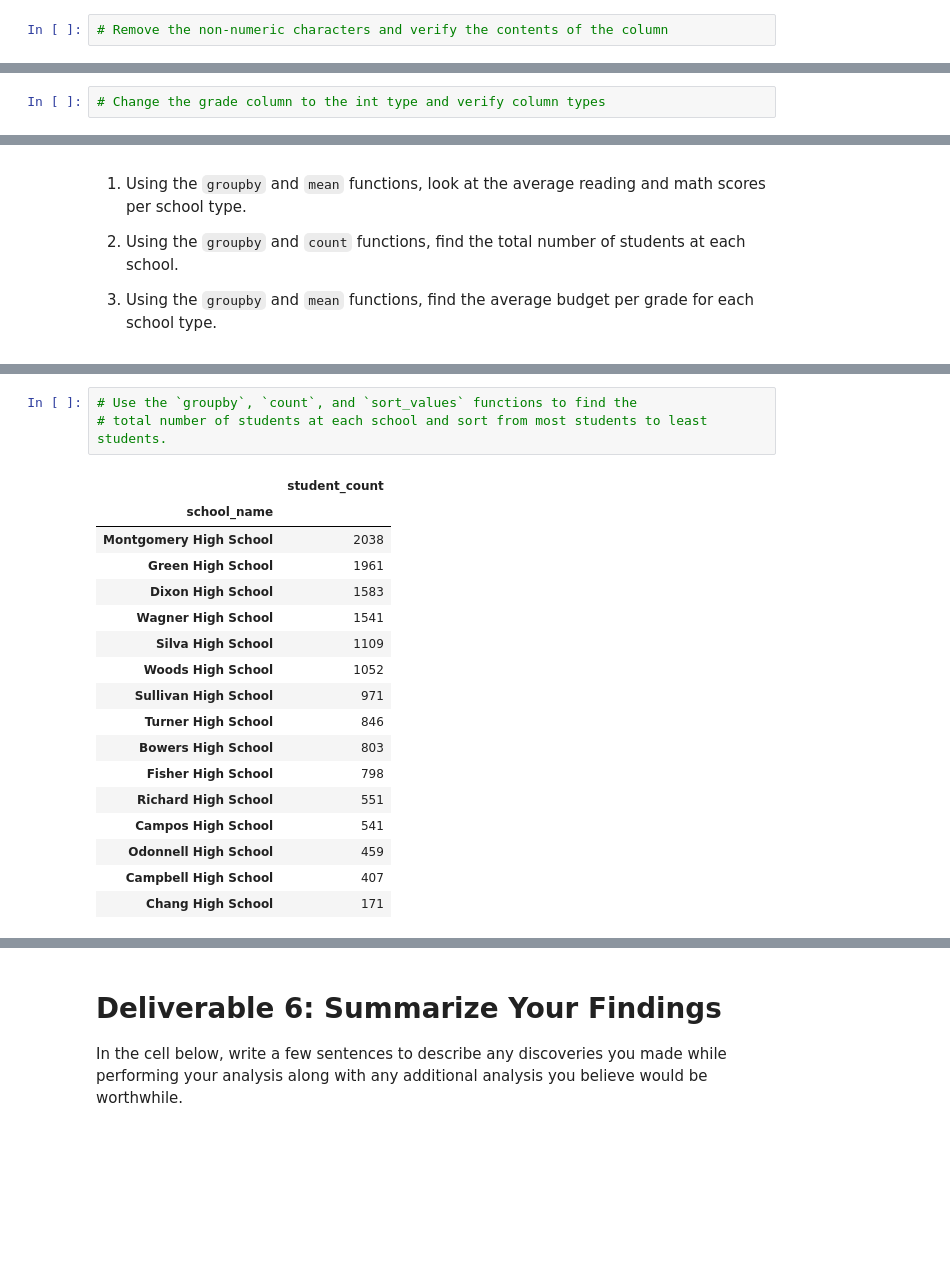
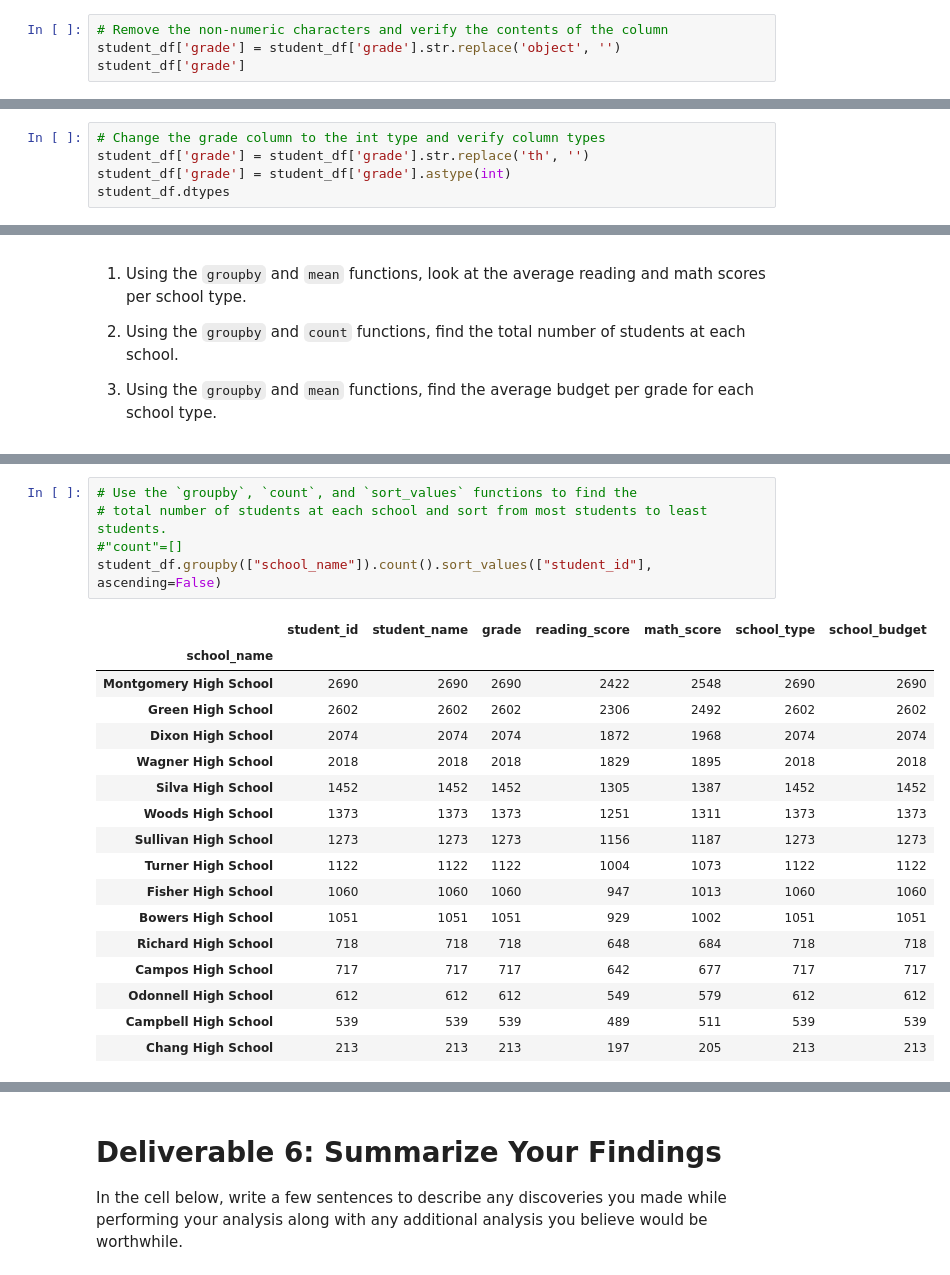
Before and after one commit to jhansolo33/School_District_Analysis, a Jupyter notebook: Student_Data_Challenge_Starter_Code.ipynb, the cells around one changed output, grey strips where cells are left out. Drawn from its saved outputs; the diff is of its cells as text; blank space fills up the shorter version.

```diff
--- a/Student_Data_Challenge_Starter_Code.ipynb
+++ b/Student_Data_Challenge_Starter_Code.ipynb
@@ -128,3 +143,5 @@ Name: grade, Length: 14831, dtype: object
 # %%
 # Remove the non-numeric characters and verify the contents of the column
+student_df['grade'] = student_df['grade'].str.replace('object', '')
+student_df['grade']
 # %% [output]
@@ -143,5 +160,8 @@ Name: grade, Length: 14831, dtype: object
 # %%
 # Change the grade column to the int type and verify column types
+student_df['grade'] = student_df['grade'].str.replace('th', '')
+student_df['grade'] = student_df['grade'].astype(int)
+student_df.dtypes
 # %% [output]
 student_id         int64
 student_name      object
@@ -282,21 +317,23 @@ Make comparisons within your data by completing the following steps:
 # %%
 # Use the `groupby`, `count`, and `sort_values` functions to find the
 # total number of students at each school and sort from most students to least students.
+#"count"=[]
+student_df.groupby(["school_name"]).count().sort_values(["student_id"], ascending=False)
 # %% [output]
-|  | student_count |
-| school_name |  |
-| Montgomery High School | 2038 |
-| Green High School | 1961 |
-| Dixon High School | 1583 |
-| Wagner High School | 1541 |
-| Silva High School | 1109 |
-| Woods High School | 1052 |
-| Sullivan High School | 971 |
-| Turner High School | 846 |
-| Bowers High School | 803 |
-| Fisher High School | 798 |
-| Richard High School | 551 |
-| Campos High School | 541 |
-| Odonnell High School | 459 |
-| Campbell High School | 407 |
-| Chang High School | 171 |
+|  | student_id | student_name | grade | reading_score | math_score | school_type | school_budget |
+| school_name |  |  |  |  |  |  |  |
+| Montgomery High School | 2690 | 2690 | 2690 | 2422 | 2548 | 2690 | 2690 |
+| Green High School | 2602 | 2602 | 2602 | 2306 | 2492 | 2602 | 2602 |
+| Dixon High School | 2074 | 2074 | 2074 | 1872 | 1968 | 2074 | 2074 |
+| Wagner High School | 2018 | 2018 | 2018 | 1829 | 1895 | 2018 | 2018 |
+| Silva High School | 1452 | 1452 | 1452 | 1305 | 1387 | 1452 | 1452 |
+| Woods High School | 1373 | 1373 | 1373 | 1251 | 1311 | 1373 | 1373 |
+| Sullivan High School | 1273 | 1273 | 1273 | 1156 | 1187 | 1273 | 1273 |
+| Turner High School | 1122 | 1122 | 1122 | 1004 | 1073 | 1122 | 1122 |
+| Fisher High School | 1060 | 1060 | 1060 | 947 | 1013 | 1060 | 1060 |
+| Bowers High School | 1051 | 1051 | 1051 | 929 | 1002 | 1051 | 1051 |
+| Richard High School | 718 | 718 | 718 | 648 | 684 | 718 | 718 |
+| Campos High School | 717 | 717 | 717 | 642 | 677 | 717 | 717 |
+| Odonnell High School | 612 | 612 | 612 | 549 | 579 | 612 | 612 |
+| Campbell High School | 539 | 539 | 539 | 489 | 511 | 539 | 539 |
+| Chang High School | 213 | 213 | 213 | 197 | 205 | 213 | 213 |
```
Also changed, not shown: parts of 21 cells of this notebook.
